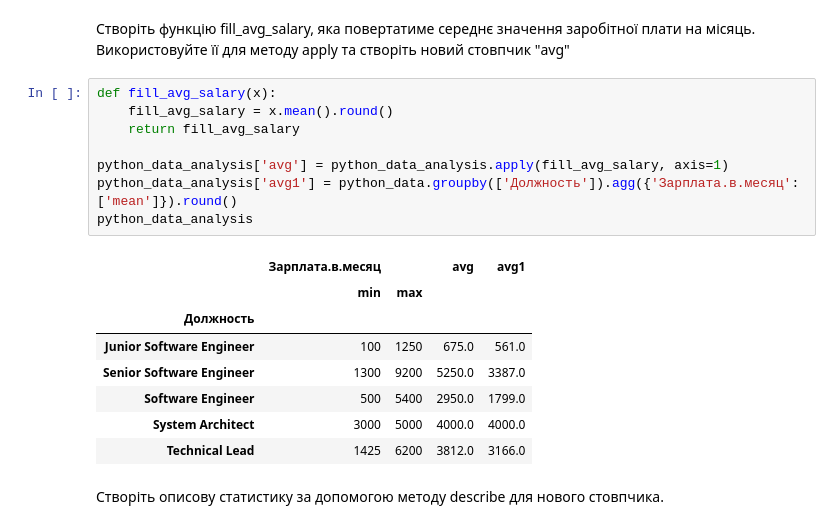
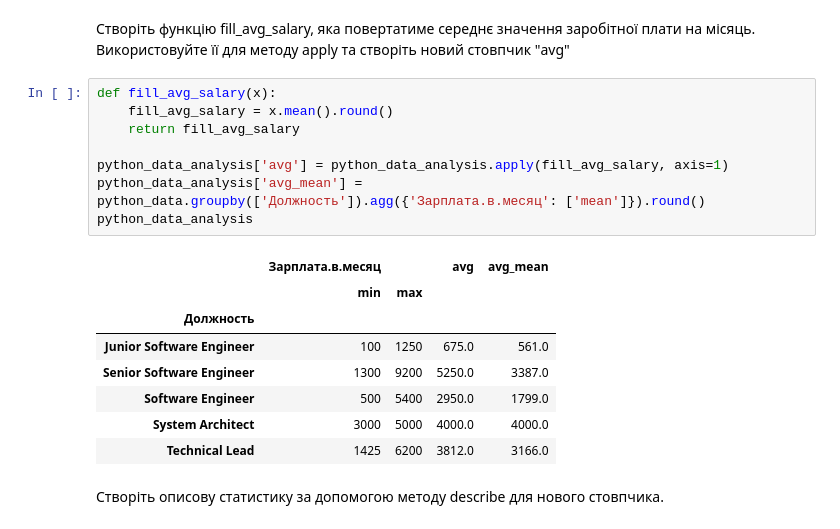
Before and after one commit to OlehVakulchyk/DataScience, a Jupyter notebook: Hw2_2.ipynb, the cells around one changed output. Saved outputs shown, nothing was run; the diff lists cells and outputs as text.

```diff
--- a/Hw2_2.ipynb
+++ b/Hw2_2.ipynb
@@ -195,13 +195,13 @@ python_data_analysis
 # %%
 def fill_avg_salary(x):
     fill_avg_salary = x.mean().round()
     return fill_avg_salary
 
 python_data_analysis['avg'] = python_data_analysis.apply(fill_avg_salary, axis=1)
-python_data_analysis['avg1'] = python_data.groupby(['Должность']).agg({'Зарплата.в.месяц': ['mean']}).round()
+python_data_analysis['avg_mean'] = python_data.groupby(['Должность']).agg({'Зарплата.в.месяц': ['mean']}).round()
 python_data_analysis
 # %% [output]
-|  | Зарплата.в.месяц |  | avg | avg1 |
+|  | Зарплата.в.месяц |  | avg | avg_mean |
 |  | min | max |  |  |
 | Должность |  |  |  |  |
 | Junior Software Engineer | 100 | 1250 | 675.0 | 561.0 |
```
Also changed, not shown: parts of 7 cells of this notebook.
